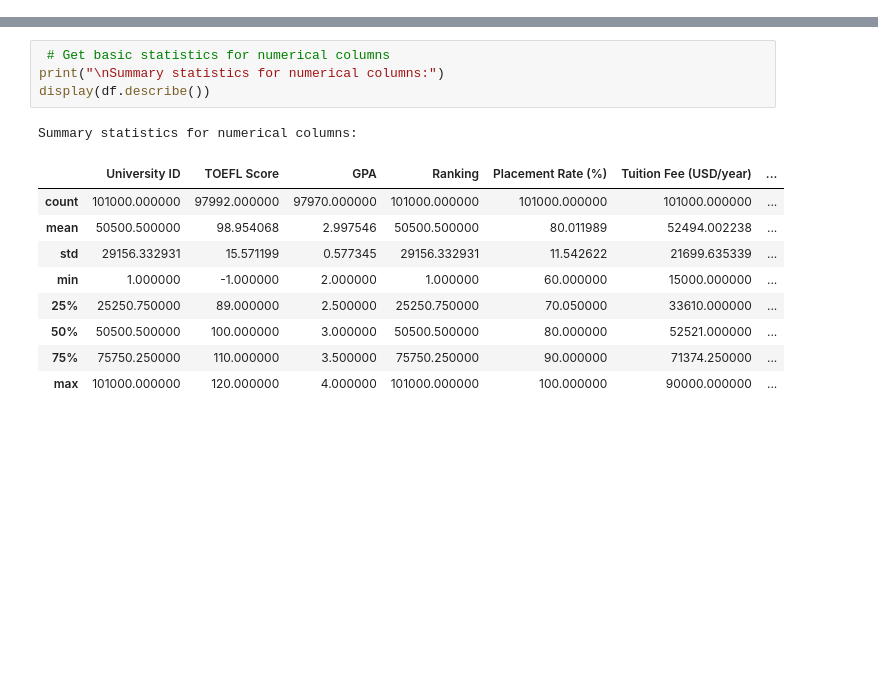
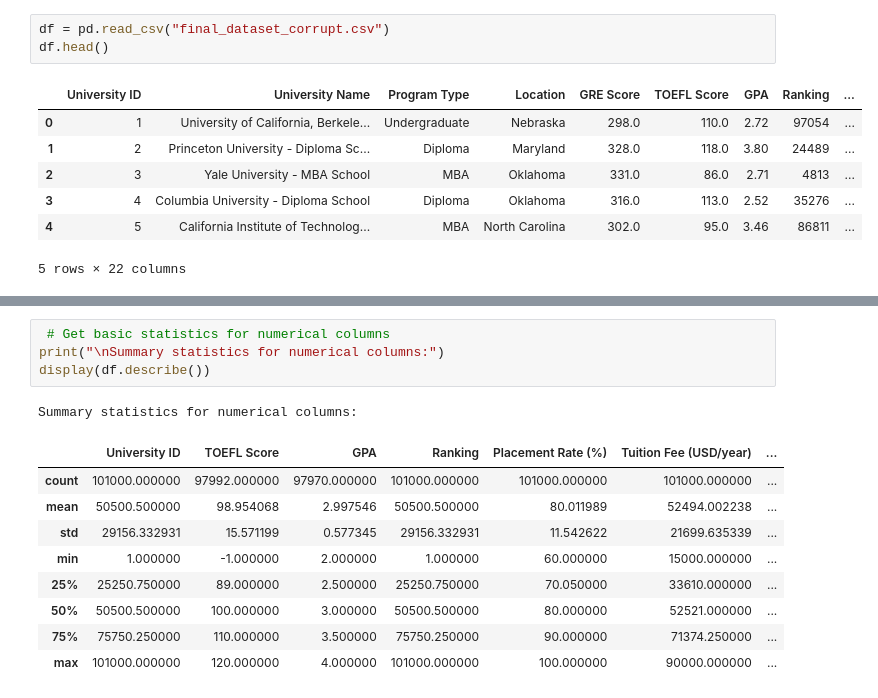
Before and after one commit to Masoodjr/ML_Project, a Jupyter notebook: ML_Data_Preprocessing.ipynb, the cells around one changed output, grey strips where cells are left out. Saved outputs shown, nothing was run; the diff lists cells and outputs as text; blank space fills up the shorter version.

```diff
--- a/ML_Data_Preprocessing.ipynb
+++ b/ML_Data_Preprocessing.ipynb
@@ -1 +15,12 @@
+# %%
+df = pd.read_csv("final_dataset_corrupt.csv")
+df.head()
+# %% [output]
+|  | University ID | University Name | Program Type | Location | GRE Score | TOEFL Score | GPA | Ranking | ... |
+| 0 | 1 | University of California, Berkele... | Undergraduate | Nebraska | 298.0 | 110.0 | 2.72 | 97054 | ... |
+| 1 | 2 | Princeton University - Diploma Sc... | Diploma | Maryland | 328.0 | 118.0 | 3.80 | 24489 | ... |
+| 2 | 3 | Yale University - MBA School | MBA | Oklahoma | 331.0 | 86.0 | 2.71 | 4813 | ... |
+| 3 | 4 | Columbia University - Diploma School | Diploma | Oklahoma | 316.0 | 113.0 | 2.52 | 35276 | ... |
+| 4 | 5 | California Institute of Technolog... | MBA | North Carolina | 302.0 | 95.0 | 3.46 | 86811 | ... |
+5 rows × 22 columns
 # %%
```
Also changed, not shown: parts of 10 cells of this notebook, 20 other files.
